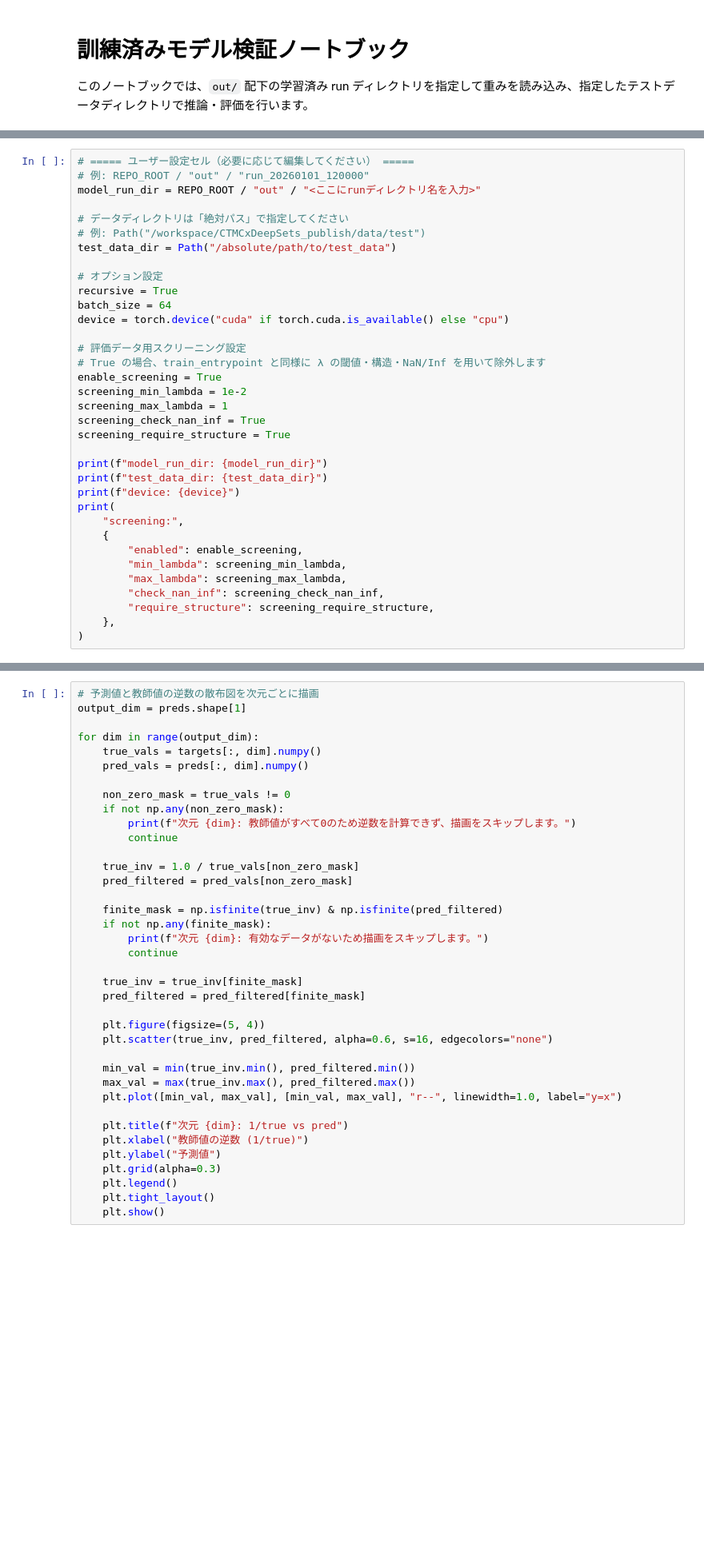
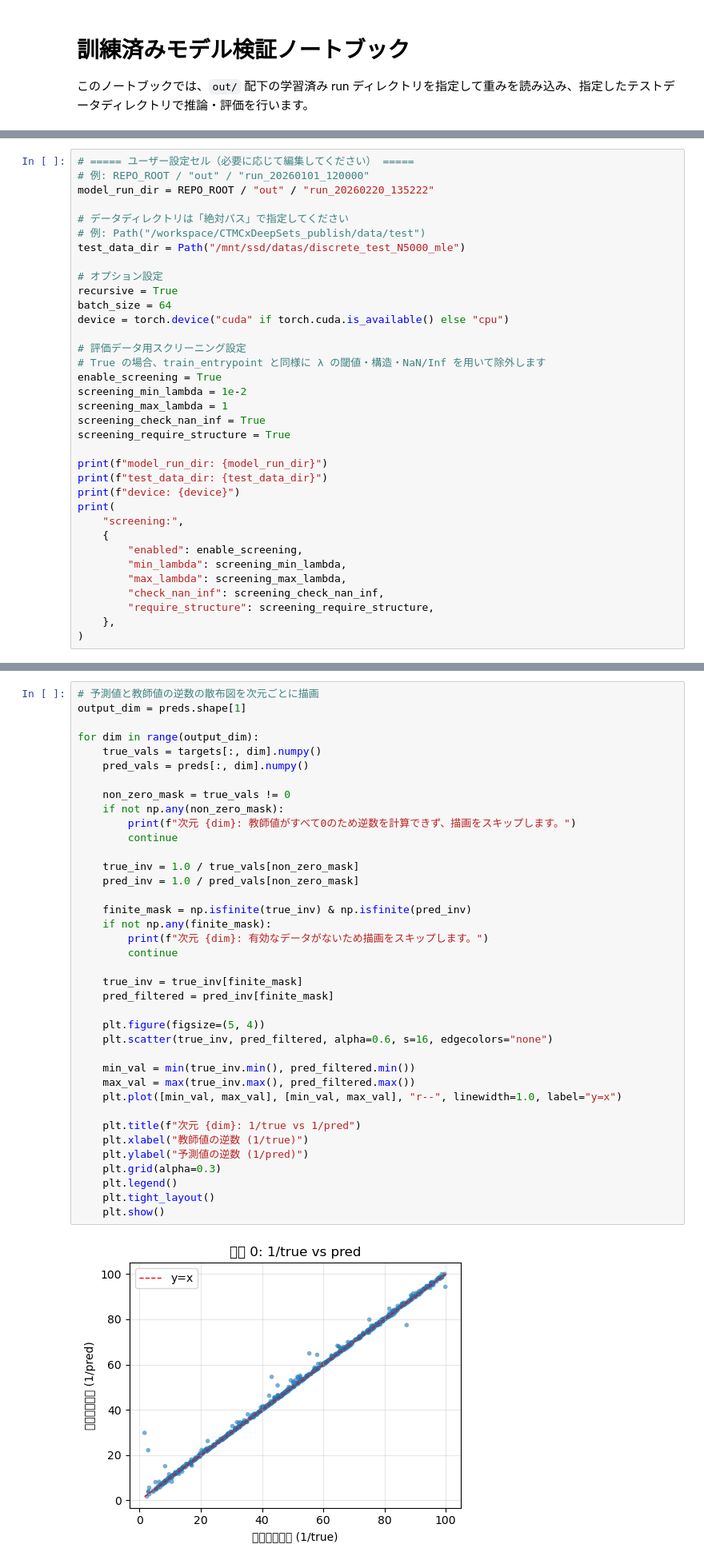
Before and after one commit to natsuki0720/CTMCxDeepSets_publish, a Jupyter notebook: notebook/pretrained_model_eval.ipynb, the cells around one changed output, grey strips where cells are left out. Shown at 80% size. Cells and saved outputs as stored; diff of their text form; blank space fills up the shorter version.

Commit message:
fix scatter plot

```diff
--- a/notebook/pretrained_model_eval.ipynb
+++ b/notebook/pretrained_model_eval.ipynb
@@ -29,11 +29,11 @@ from ctmc_surrogate.train import CustomLoss
 # %%
 # ===== ユーザー設定セル（必要に応じて編集してください） =====
 # 例: REPO_ROOT / "out" / "run_20260101_120000"
-model_run_dir = REPO_ROOT / "out" / "<ここにrunディレクトリ名を入力>"
+model_run_dir = REPO_ROOT / "out" / "run_20260220_135222"
 
 # データディレクトリは「絶対パス」で指定してください
 # 例: Path("/workspace/CTMCxDeepSets_publish/data/test")
-test_data_dir = Path("/absolute/path/to/test_data")
+test_data_dir = Path("/mnt/ssd/datas/discrete_test_N5000_mle")
 
 # オプション設定
 recursive = True
@@ -279,35 +321,37 @@ output_dim = preds.shape[1]
 
 for dim in range(output_dim):
     true_vals = targets[:, dim].numpy()
     pred_vals = preds[:, dim].numpy()
 
     non_zero_mask = true_vals != 0
     if not np.any(non_zero_mask):
         print(f"次元 {dim}: 教師値がすべて0のため逆数を計算できず、描画をスキップします。")
         continue
 
     true_inv = 1.0 / true_vals[non_zero_mask]
-    pred_filtered = pred_vals[non_zero_mask]
+    pred_inv = 1.0 / pred_vals[non_zero_mask]
 
-    finite_mask = np.isfinite(true_inv) & np.isfinite(pred_filtered)
+    finite_mask = np.isfinite(true_inv) & np.isfinite(pred_inv)
     if not np.any(finite_mask):
         print(f"次元 {dim}: 有効なデータがないため描画をスキップします。")
         continue
 
     true_inv = true_inv[finite_mask]
-    pred_filtered = pred_filtered[finite_mask]
+    pred_filtered = pred_inv[finite_mask]
 
     plt.figure(figsize=(5, 4))
     plt.scatter(true_inv, pred_filtered, alpha=0.6, s=16, edgecolors="none")
 
     min_val = min(true_inv.min(), pred_filtered.min())
     max_val = max(true_inv.max(), pred_filtered.max())
     plt.plot([min_val, max_val], [min_val, max_val], "r--", linewidth=1.0, label="y=x")
 
-    plt.title(f"次元 {dim}: 1/true vs pred")
+    plt.title(f"次元 {dim}: 1/true vs 1/pred")
     plt.xlabel("教師値の逆数 (1/true)")
-    plt.ylabel("予測値")
+    plt.ylabel("予測値の逆数 (1/pred)")
     plt.grid(alpha=0.3)
     plt.legend()
     plt.tight_layout()
     plt.show()
+# %% [output]
+[figure, added]
```
Also changed, not shown: parts of 7 cells of this notebook.
